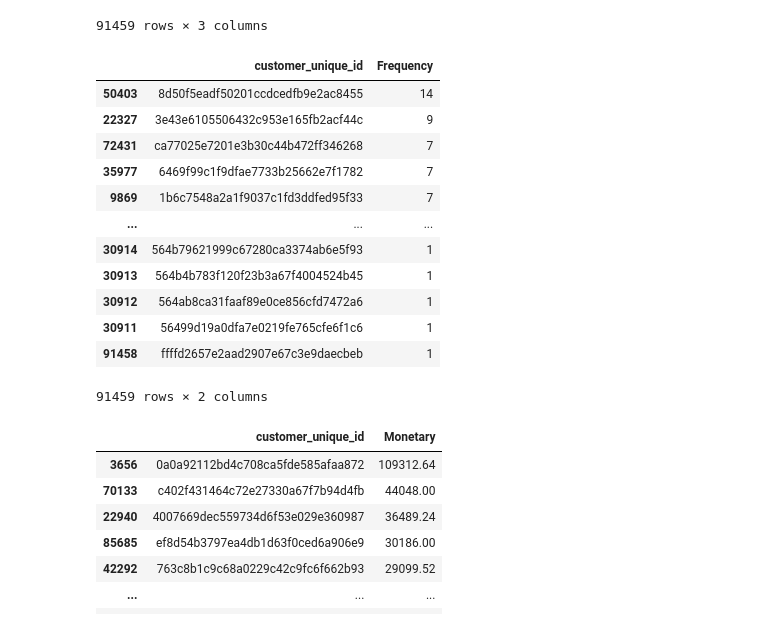
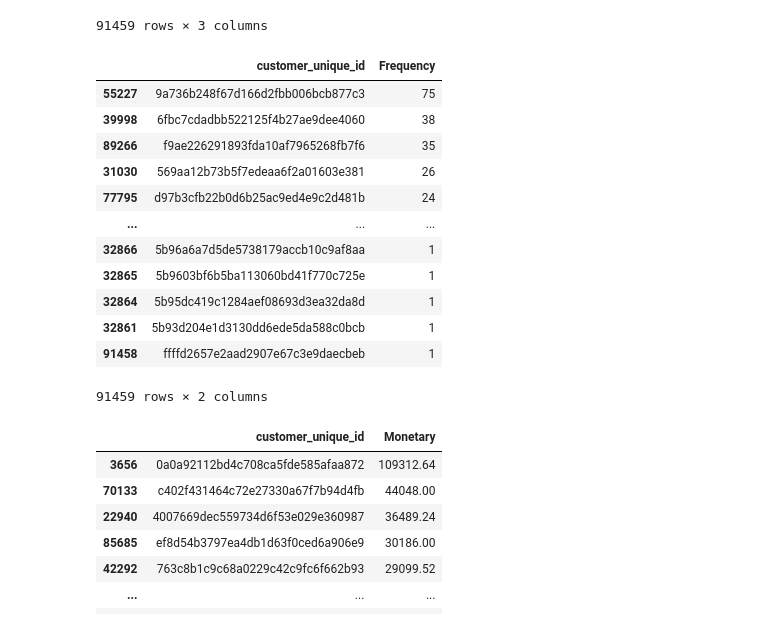
Before and after one commit to Pablocodes1993/finalproject, a Jupyter notebook: RFM_ANALYSIS.ipynb, the cells around one changed output. Saved outputs shown, nothing was run; the diff lists cells and outputs as text; code cells hidden in the pictures.

```diff
--- a/RFM_ANALYSIS.ipynb
+++ b/RFM_ANALYSIS.ipynb
@@ -899,7 +27,22 @@ Name: category, dtype: int64
+# %%
+# CLEANED DATASET WITH MISSING VALUE IMPUTATION
+olist_df1= 'https://drive.google.com/file/d/1Lyj38pGQdtOhtF0azUnA6fL1NycUqNak/view?usp=share_link'
+olist_df1 = 'https://drive.google.com/uc?export=download&id='+olist_df1.split('/')[-2]
+olist_df1= pd.read_csv(olist_df1)
+
+# CLEANED DATASET DROPPING ALL THE MISSING VALUES
+olist_df2= 'https://drive.google.com/file/d/1piGjUdrfnATRIT9dJ_C2nglnd2qXApuY/view?usp=share_link'
+olist_df2 = 'https://drive.google.com/uc?export=download&id='+olist_df2.split('/')[-2]
+olist_df2= pd.read_csv(olist_df2)
 # %% [markdown]
 # RFM ANALYSIS
 # %%
-#Set the date for analysis
-current_date= olist_df2['order_purchase_timestamp'].max() + pd.DateOffset(days=1)
-current_date
+
+
+# Convert 'order_purchase_timestamp' to datetime type
+olist_df2['order_purchase_timestamp'] = pd.to_datetime(olist_df2['order_purchase_timestamp'])
+
+# Set the date for analysis
+current_date = olist_df2['order_purchase_timestamp'].max() + pd.DateOffset(days=1)
+print(current_date)
 # %% [output]
@@ -940,27 +78,27 @@ recency_df
 91459 rows × 3 columns
 # %%
 #Frequency calculation df
-frequency_df = pd.DataFrame( olist_df2.groupby(["customer_unique_id"]).agg({"order_id":"nunique"}).reset_index())
-frequency_df.rename(columns={"order_id":"Frequency"}, inplace=True)
+#frequency_df = pd.DataFrame( olist_df2.groupby(["customer_unique_id"]).agg({"order_id":"nunique"}).reset_index())
+#frequency_df.rename(columns={"order_id":"Frequency"}, inplace=True)
 #frequency_df
 
-#frequency_df=olist_df.groupby('customer_unique_id')['product_id'].size().reset_index(name='Frequency')
+frequency_df=olist_df2.groupby('customer_unique_id')['product_id'].size().reset_index(name='Frequency')
 #Sort the recency column
 frequency_df  = frequency_df.sort_values('Frequency', ascending=False)
 
 frequency_df
 # %% [output]
 |  | customer_unique_id | Frequency |
-| 50403 | 8d50f5eadf50201ccdcedfb9e2ac8455 | 14 |
-| 22327 | 3e43e6105506432c953e165fb2acf44c | 9 |
-| 72431 | ca77025e7201e3b30c44b472ff346268 | 7 |
-| 35977 | 6469f99c1f9dfae7733b25662e7f1782 | 7 |
-| 9869 | 1b6c7548a2a1f9037c1fd3ddfed95f33 | 7 |
+| 55227 | 9a736b248f67d166d2fbb006bcb877c3 | 75 |
+| 39998 | 6fbc7cdadbb522125f4b27ae9dee4060 | 38 |
+| 89266 | f9ae226291893fda10af7965268fb7f6 | 35 |
+| 31030 | 569aa12b73b5f7edeaa6f2a01603e381 | 26 |
+| 77795 | d97b3cfb22b0d6b25ac9ed4e9c2d481b | 24 |
 | ... | ... | ... |
-| 30914 | 564b79621999c67280ca3374ab6e5f93 | 1 |
-| 30913 | 564b4b783f120f23b3a67f4004524b45 | 1 |
-| 30912 | 564ab8ca31faaf89e0ce856cfd7472a6 | 1 |
-| 30911 | 56499d19a0dfa7e0219fe765cfe6f1c6 | 1 |
+| 32866 | 5b96a6a7d5de5738179accb10c9af8aa | 1 |
+| 32865 | 5b9603bf6b5ba113060bd41f770c725e | 1 |
+| 32864 | 5b95dc419c1284aef08693d3ea32da8d | 1 |
+| 32861 | 5b93d204e1d3130dd6ede5da588c0bcb | 1 |
 | 91458 | ffffd2657e2aad2907e67c3e9daecbeb | 1 |
 91459 rows × 2 columns
 # %%
```
Also changed, not shown: parts of 112 cells of this notebook.
